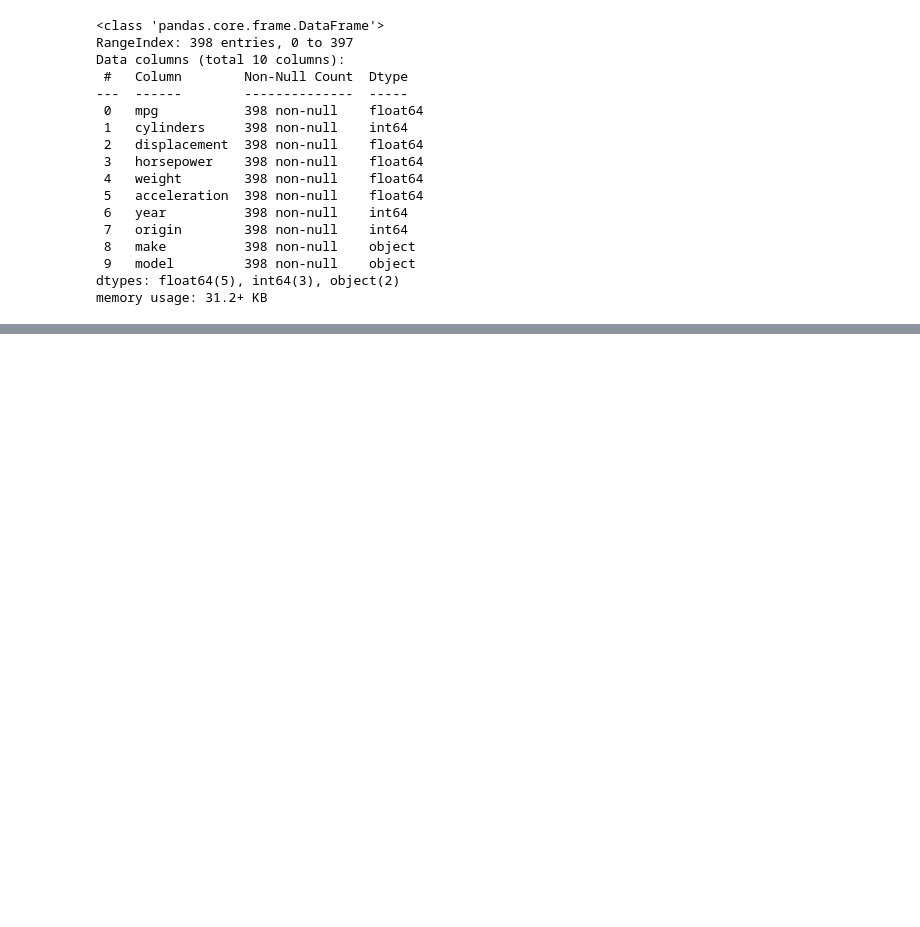
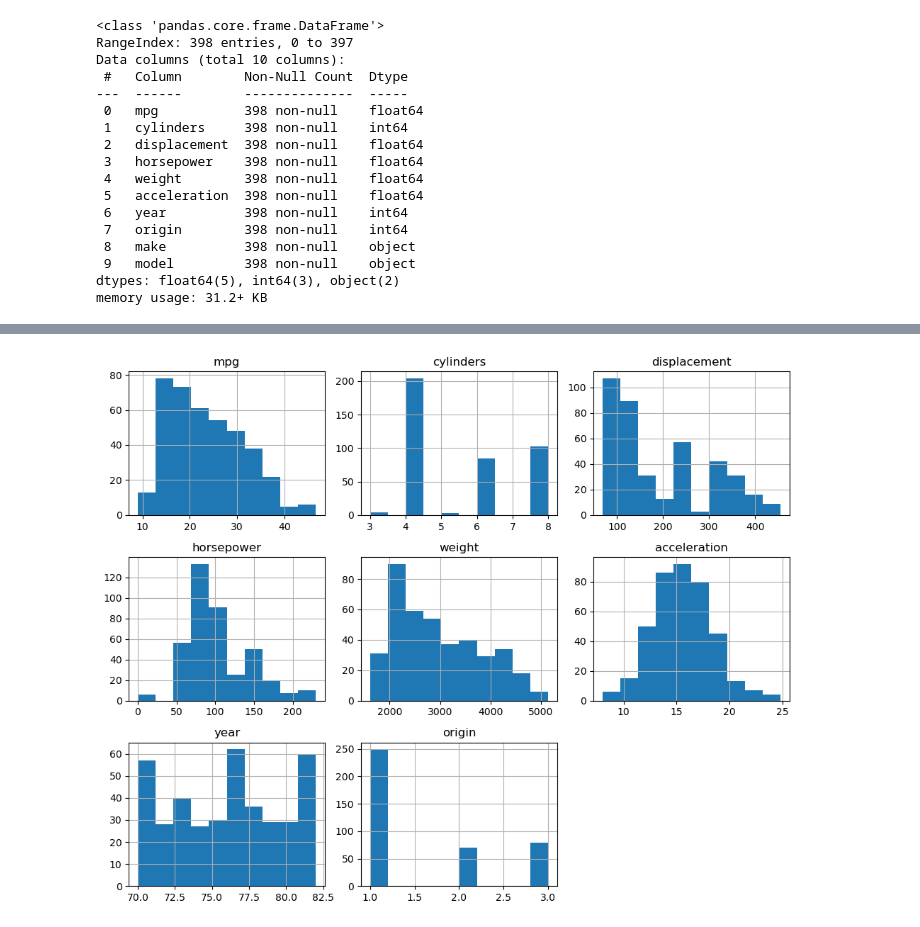
Before and after one commit to Jamison5/cars_case_study, a Jupyter notebook: testing.ipynb, the cells around one changed output, grey strips where cells are left out. Drawn from its saved outputs; the diff is of its cells as text; code cells hidden in the pictures; blank space fills up the shorter version.

```diff
--- a/testing.ipynb
+++ b/testing.ipynb
@@ -95,0 +111,2 @@ memory usage: 31.2+ KB
+# %%
+car_df["year groups"] = pd.cut(car_df["year"], [70, 73, 76, 79, 83], include_lowest=True, right=False, labels=["70-72", "73-75", "76-78", "79-82"])
@@ -95,0 +143,6 @@ memory usage: 31.2+ KB
+# %%
+car_df.hist(figsize=(10, 8))
+plt.tight_layout()
+plt.show()
+# %% [output]
+[figure, added]
```
Also changed, not shown: parts of 9 cells of this notebook.
